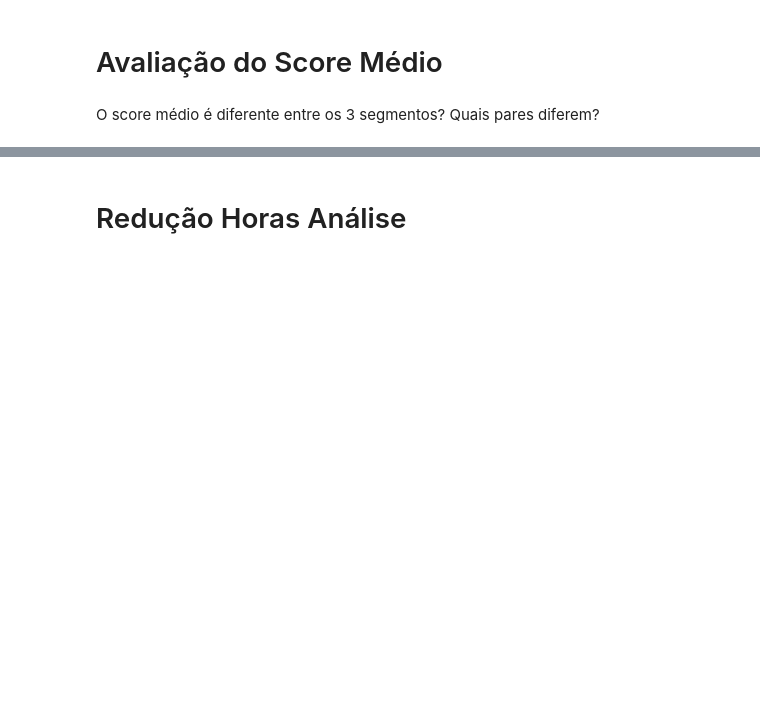
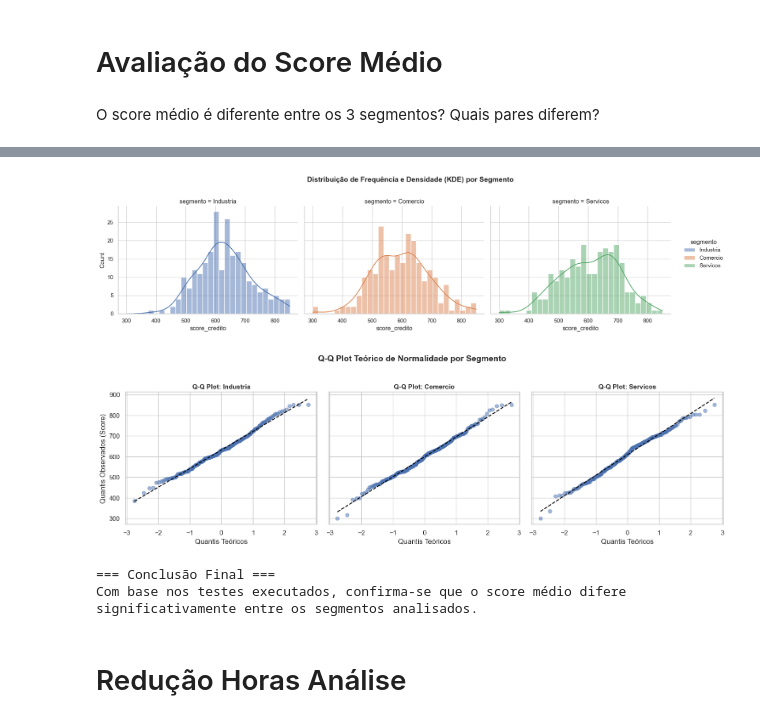
Before and after one commit to rpf991/Analise_Contas_Bancarias, a Jupyter notebook: teste.ipynb, the cells around one changed output, grey strips where cells are left out. Cells and saved outputs as stored; diff of their text form; code cells hidden in the pictures; blank space fills up the shorter version.

```diff
--- a/teste.ipynb
+++ b/teste.ipynb
@@ -512,3 +447,0 @@ ANOVA p-valor: 0.0004
-# %%
-tukey = pairwise_tukeyhsd(endog=df['score_credito'], groups=df['segmento'], alpha=alpha)
-print(tukey)
@@ -539,0 +448,14 @@ enquanto entre ['Comercio-Servicos'] não foi apresentado uma diferença relevan
+# %%
+sns.set_theme(style="whitegrid")
+
+# 1. Filtro dos dados
+df_concat = df[['segmento', 'score_credito']].dropna()
+
+# 2. Tabela estatística descritiva
+tabela_describe = df_concat.groupby('segmento')['score_credito'].describe().T
+print("=== Tabela Estatística Concatenada ('score_credito') ===")
+display(tabela_describe)
+
+# Separar os vetores de dados por segmento
+segmentos = df_concat['segmento'].unique()
+dados_por_seg = {seg: df_concat[df_concat['segmento'] == seg]['score_credito'] for seg in segmentos}
@@ -540,3 +556,49 @@ enquanto entre ['Comercio-Servicos'] não foi apresentado uma diferença relevan
+# %%
+# 6. Gráfico 1: Distribuição de Frequência e Densidade (sns.displot)
+g = sns.displot(
+    data=df_concat,
+    x='score_credito',
+    col='segmento',
+    hue='segmento',
+    kde=True,
+    bins=30,
+    height=4.5,
+    aspect=1.2
+)
+g.fig.subplots_adjust(top=0.8)
+g.fig.suptitle('Distribuição de Frequência e Densidade (KDE) por Segmento', fontsize=14, fontweight='bold')
+plt.show()
+
+# 7. Gráfico 2: Q-Q Plot Teórico de Normalidade
+num_segs = len(segmentos)
+fig, axes = plt.subplots(1, num_segs, figsize=(5 * num_segs, 4.5), sharey=True)
+
+for i, seg in enumerate(segmentos):
+    dados_seg = dados_por_seg[seg]
+    ax = axes[i] if num_segs > 1 else axes
+    probplot(dados_seg, dist="norm", plot=ax)
+
+    ax.get_lines()[0].set_alpha(0.5)
+    ax.get_lines()[1].set_color('black')
+    ax.get_lines()[1].set_linestyle('--')
+    ax.set_title(f'Q-Q Plot: {seg}', fontsize=11, fontweight='bold')
+    ax.set_xlabel('Quantis Teóricos')
+    ax.set_ylabel('Quantis Observados (Score)' if i == 0 else '')
+
+plt.suptitle('Q-Q Plot Teórico de Normalidade por Segmento', fontsize=14, fontweight='bold', y=1.03)
+plt.tight_layout()
+plt.show()
+
+print("\n=== Conclusão Final ===")
+if p_val <= alpha:
+    print("Com base nos testes executados, confirma-se que o score médio difere significativamente entre os segmentos analisados.")
+else:
+    print("Não foram encontradas evidências estatisticamente significativas de diferença no score médio entre os segmentos.")
+# %% [output]
+[figure, added]
+[figure, added]
+=== Conclusão Final ===
+Com base nos testes executados, confirma-se que o score médio difere significativamente entre os segmentos analisados.
 # %% [markdown]
 # Redução Horas Análise
 # %% [markdown]
```
Also changed, not shown: parts of 21 cells of this notebook.
